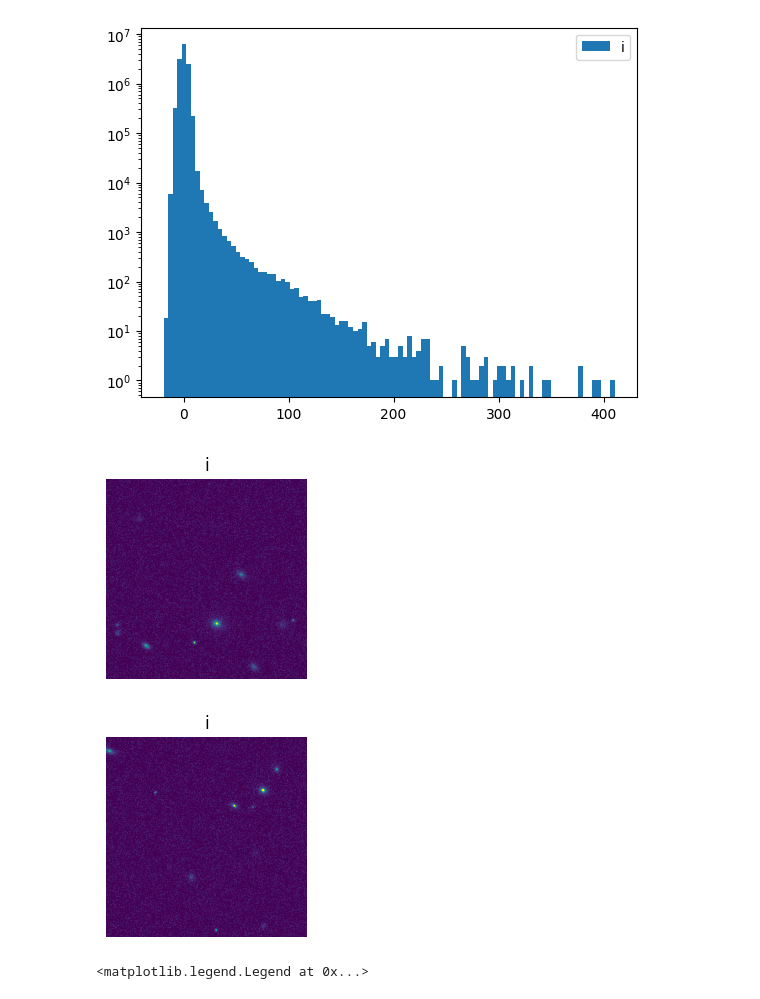
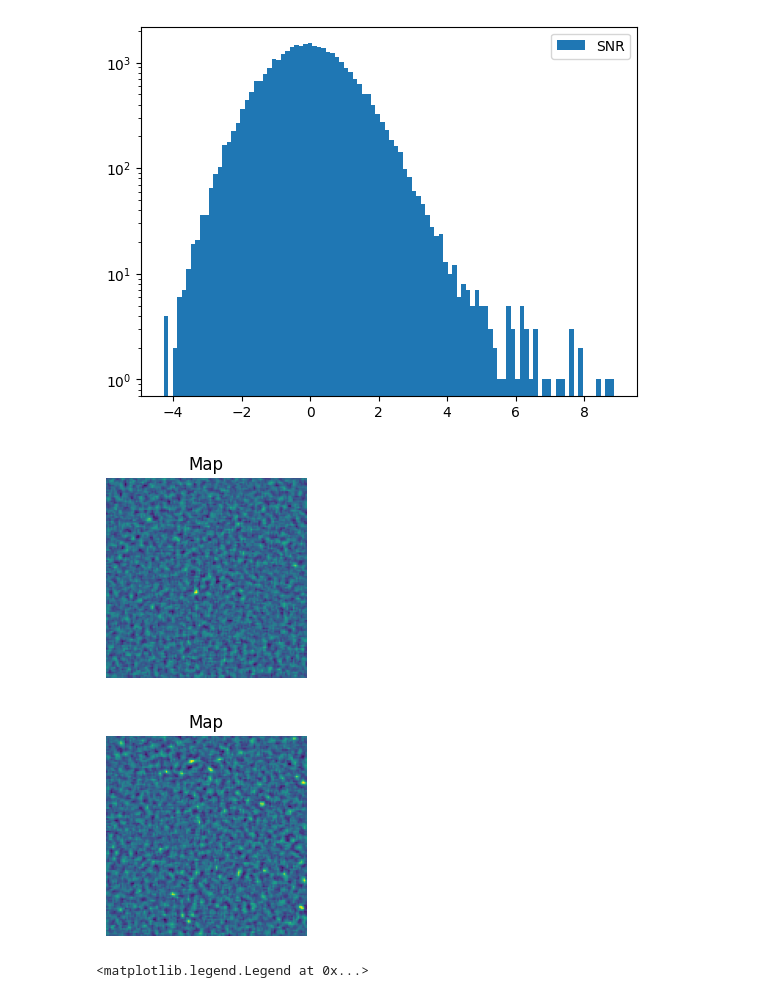
Before and after one commit to martinetnicolas/PISCO, a Jupyter notebook: shear2cosmo/notebooks/TrainCosmoSlicsJAX.ipynb, the cells around one changed output. Drawn from its saved outputs; the diff is of its cells as text; code cells hidden in the pictures.

```diff
--- a/shear2cosmo/notebooks/TrainCosmoSlicsJAX.ipynb
+++ b/shear2cosmo/notebooks/TrainCosmoSlicsJAX.ipynb
@@ -71,6 +75,6 @@ dset = tfds.load('cosmo_slics',split='train',data_dir=IMAGESIMS_dir)
 cutouts=[]
 specz = []
 for (batch, entry) in enumerate(dset.take(100)):
-  cutouts.append(entry['image'])
+  cutouts.append(entry['Map'])
 cutouts = np.stack(cutouts)
 cutouts[np.isnan(cutouts)] = 0
@@ -90,24 +81,24 @@ KeyboardInterrupt:
 # %%
-for i,b in enumerate(['i']):
+for i,b in enumerate(['SNR']):
   plt.hist(cutouts[...].flatten(),100, label=b);
 plt.legend()
 plt.yscale('log')
 # %% [output]
-[figure, old version]
+[figure, new version]
 # %%
 plt.figure(figsize=(15,3))
-for i,b in enumerate(['i']):
+for i,b in enumerate(['Map']):
   plt.subplot(1,5,i+1)
-  plt.imshow(cutouts[0,:,:],vmin=-1,vmax=50)
+  plt.imshow(cutouts[0,:,:],vmin=-4,vmax=8)
   plt.title(b)
   plt.axis('off')
 
 plt.figure(figsize=(15,3))
-for i,b in enumerate(['i']):
+for i,b in enumerate(['Map']):
   plt.subplot(1,5,i+1)
-  plt.imshow(cutouts[1,:,:],vmin=-1,vmax=50)
+  plt.imshow(cutouts[1,:,:],vmin=-4,vmax=8)
   plt.title(b)
   plt.axis('off')
 # %% [output]
-[figure, old version]
+[figure, new version]
-[figure, old version]
+[figure, new version]
```
Also changed, not shown: parts of 4 cells of this notebook, 1 other file.
